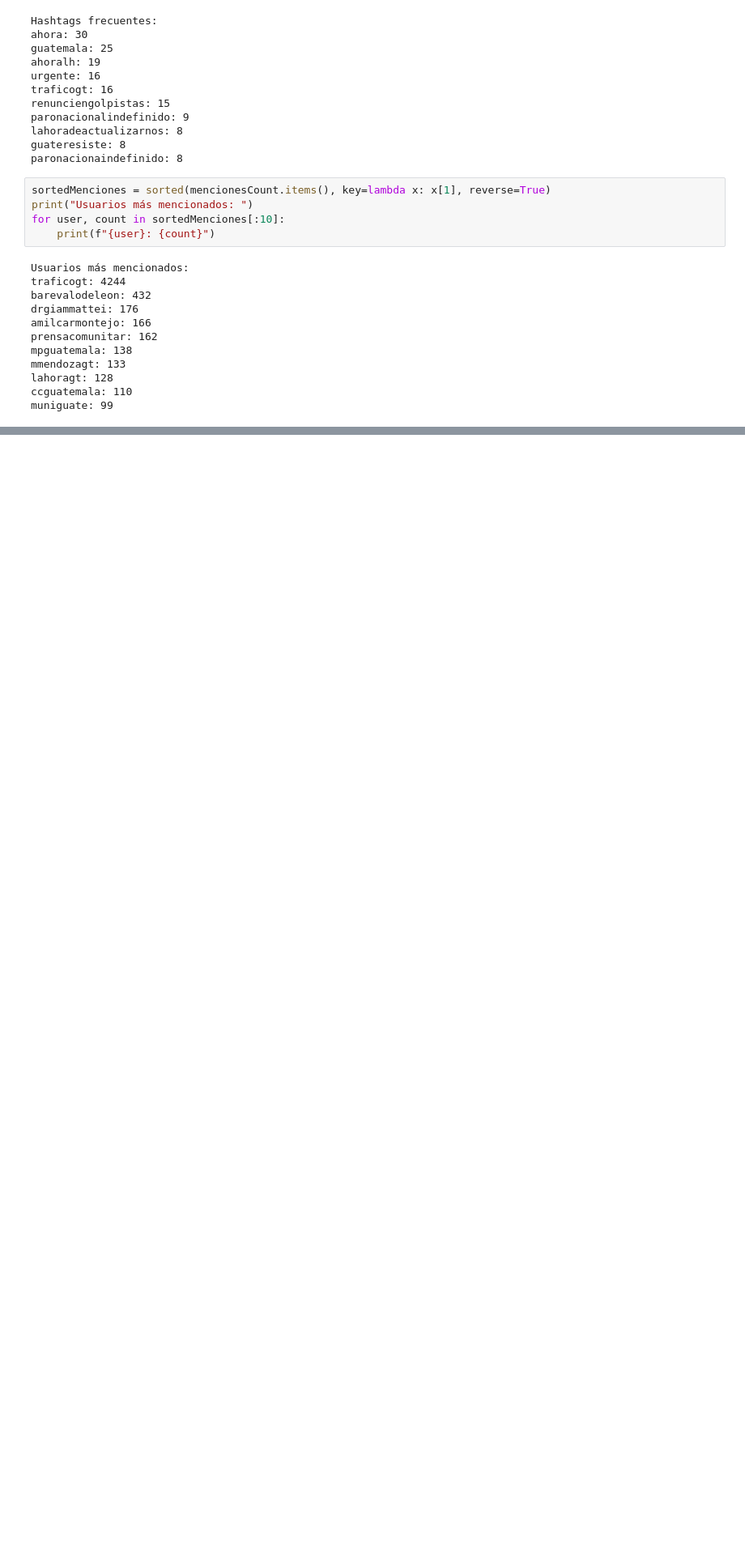
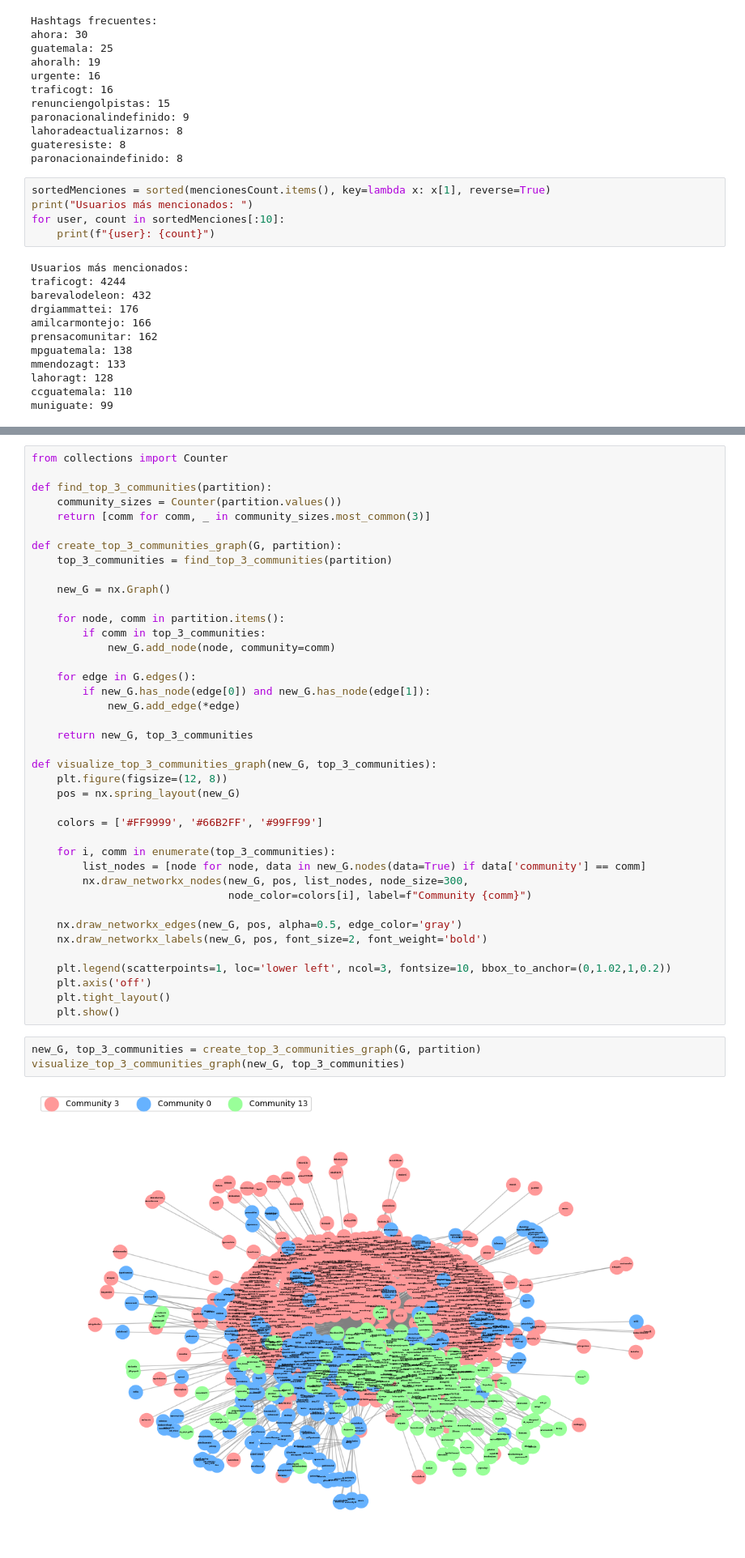
Before and after one commit to estebandonis/SocialMediaAnalysis-DataScience, a Jupyter notebook: lab7.ipynb, the cells around one changed output, grey strips where cells are left out. Shown at 81% size. Saved outputs shown, nothing was run; the diff lists cells and outputs as text; blank space fills up the shorter version.

```diff
--- a/lab7.ipynb
+++ b/lab7.ipynb
@@ -210,0 +439,45 @@ muniguate: 99
+# %%
+from collections import Counter
+
+def find_top_3_communities(partition):
+    community_sizes = Counter(partition.values())
+    return [comm for comm, _ in community_sizes.most_common(3)]
+
+def create_top_3_communities_graph(G, partition):
+    top_3_communities = find_top_3_communities(partition)
+
+    new_G = nx.Graph()
+
+    for node, comm in partition.items():
+        if comm in top_3_communities:
+            new_G.add_node(node, community=comm)
+
+    for edge in G.edges():
+        if new_G.has_node(edge[0]) and new_G.has_node(edge[1]):
+            new_G.add_edge(*edge)
+
+    return new_G, top_3_communities
+
+def visualize_top_3_communities_graph(new_G, top_3_communities):
+    plt.figure(figsize=(12, 8))
+    pos = nx.spring_layout(new_G)
+
+    colors = ['#FF9999', '#66B2FF', '#99FF99']
+
+    for i, comm in enumerate(top_3_communities):
+        list_nodes = [node for node, data in new_G.nodes(data=True) if data['community'] == comm]
+        nx.draw_networkx_nodes(new_G, pos, list_nodes, node_size=300,
+                               node_color=colors[i], label=f"Community {comm}")
+
+    nx.draw_networkx_edges(new_G, pos, alpha=0.5, edge_color='gray')
+    nx.draw_networkx_labels(new_G, pos, font_size=2, font_weight='bold')
+
+    plt.legend(scatterpoints=1, loc='lower left', ncol=3, fontsize=10, bbox_to_anchor=(0,1.02,1,0.2))
+    plt.axis('off')
+    plt.tight_layout()
+    plt.show()
+# %%
+new_G, top_3_communities = create_top_3_communities_graph(G, partition)
+visualize_top_3_communities_graph(new_G, top_3_communities)
+# %% [output]
+[figure, added]
```
Also changed, not shown: parts of 32 cells of this notebook.
